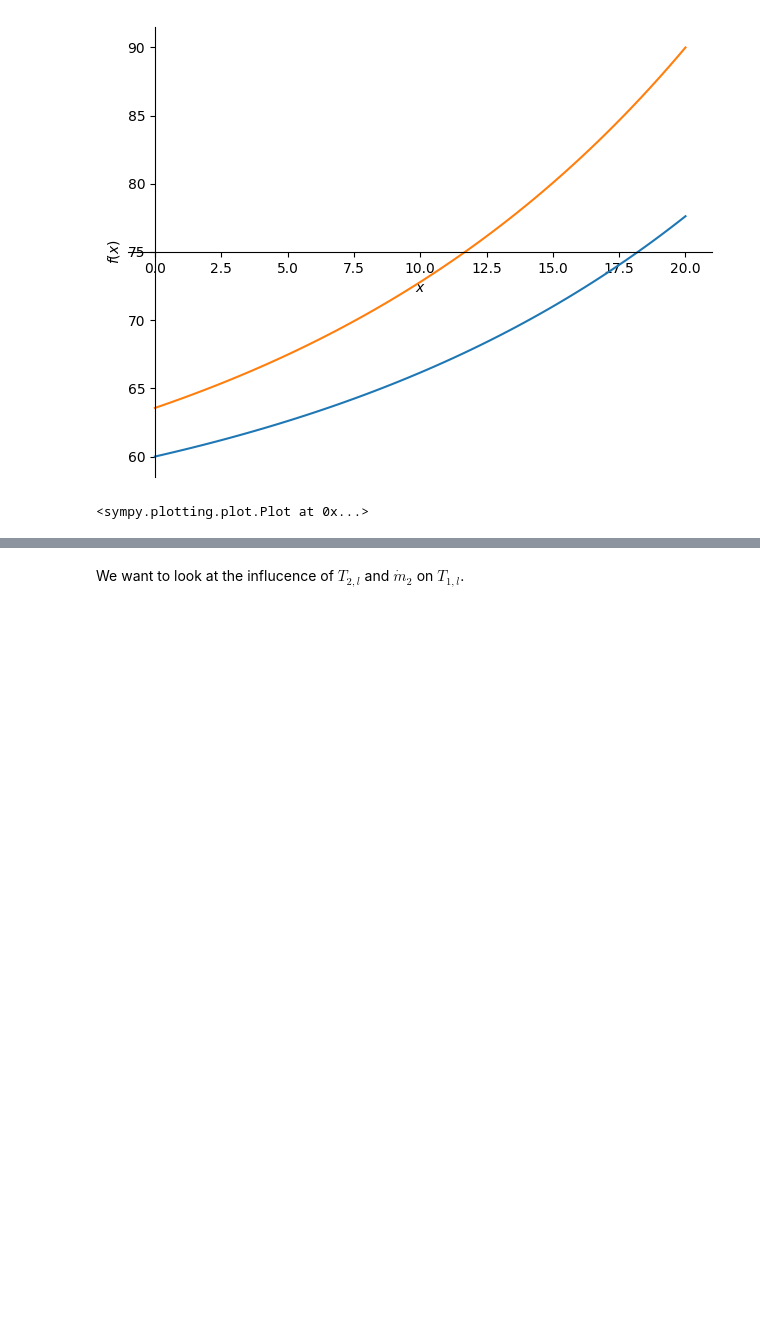
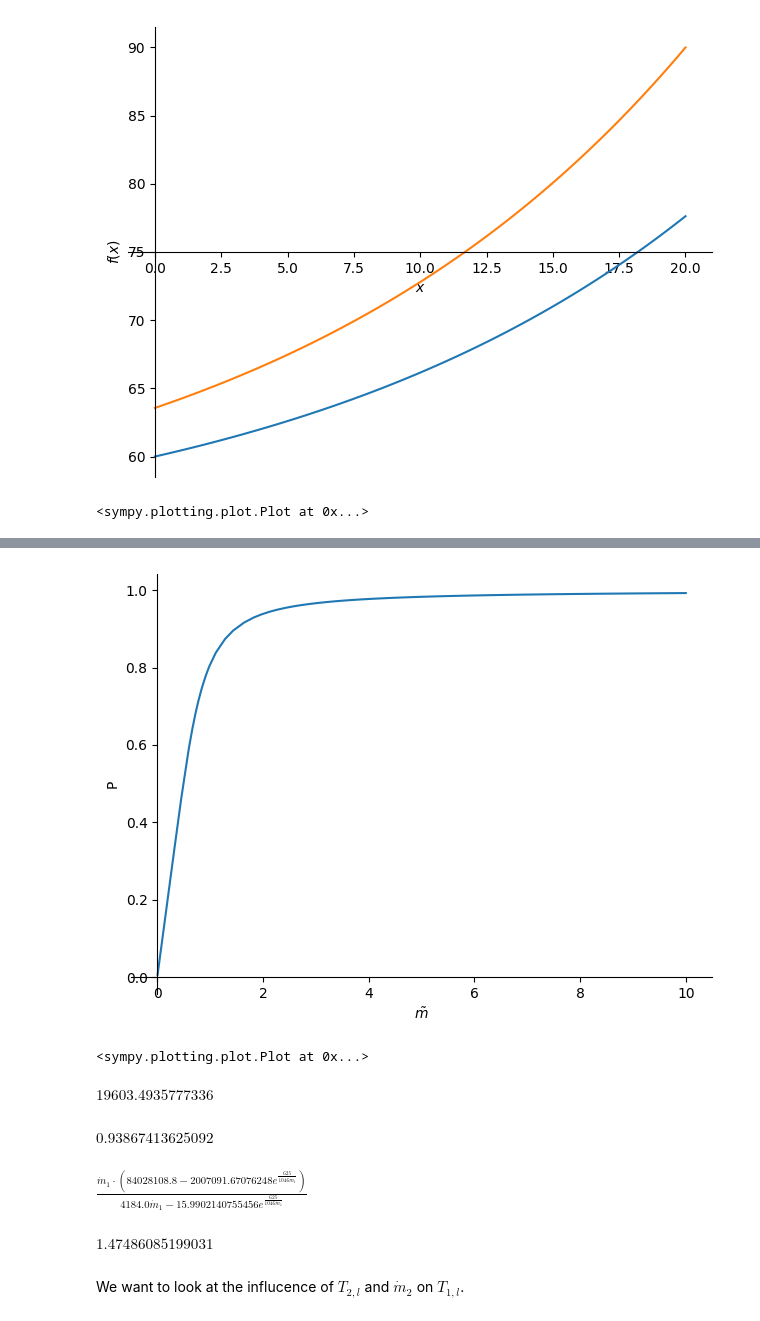
Before and after one commit to zuckerruebe/notebooks, a Jupyter notebook: lmtd.ipynb, the cells around one changed output, grey strips where cells are left out. Saved outputs shown, nothing was run; the diff lists cells and outputs as text; code cells hidden in the pictures; blank space fills up the shorter version.

```diff
--- a/lmtd.ipynb
+++ b/lmtd.ipynb
@@ -75,3 +137,31 @@ sympy.plot(T1_eq.rhs.subs(subs), T2_eq.rhs.subs(subs), (x, 0, subs[l]))
+# %%
+sympy.plot(
+    Emrel.subs(subs2)/Emax.subs(subs2),
+    (mrel, 0, 10),
+    xlabel=r"$\tilde{m}$",
+    ylabel=r"P",
+)
+# %% [output]
+[figure, added]
+<sympy.plotting.plot.Plot at 0x...>
+# %%
+Emax.subs(subs2).simplify()
+# %% [output]
+$\displaystyle 19603.4935777336$
+# %%
+Emrel.subs(subs2).evalf(subs={mrel: 2})/Emax.subs(subs2)
+# %% [output]
+$\displaystyle 0.93867413625092$
+# %%
+E.subs(subs2).simplify()
+# %% [output]
+$\displaystyle \frac{\dot{m}_1 \cdot \left(84028108.8 - 2007091.67076248 e^{\frac{625}{1046 \dot{m}_1}}\right)}{4184.0 \dot{m}_1 - 15.9902140755456 e^{\frac{625}{1046 \dot{m}_1}}}$
+# %%
+m1_99 = sympy.nsolve(0.90*Emax.subs(subs2)-E.subs(subs2), -subs2[m2])
+mrel99 = m1_99/-subs2[m2]
+mrel99
+# %% [output]
+$\displaystyle 1.47486085199031$
 # %% [markdown]
 We want to look at the influcence of $T_{2,l}$ and $\dot{m}_2$ on $T_{1,l}$.
 # %%
```
Also changed, not shown: parts of 9 cells of this notebook.
